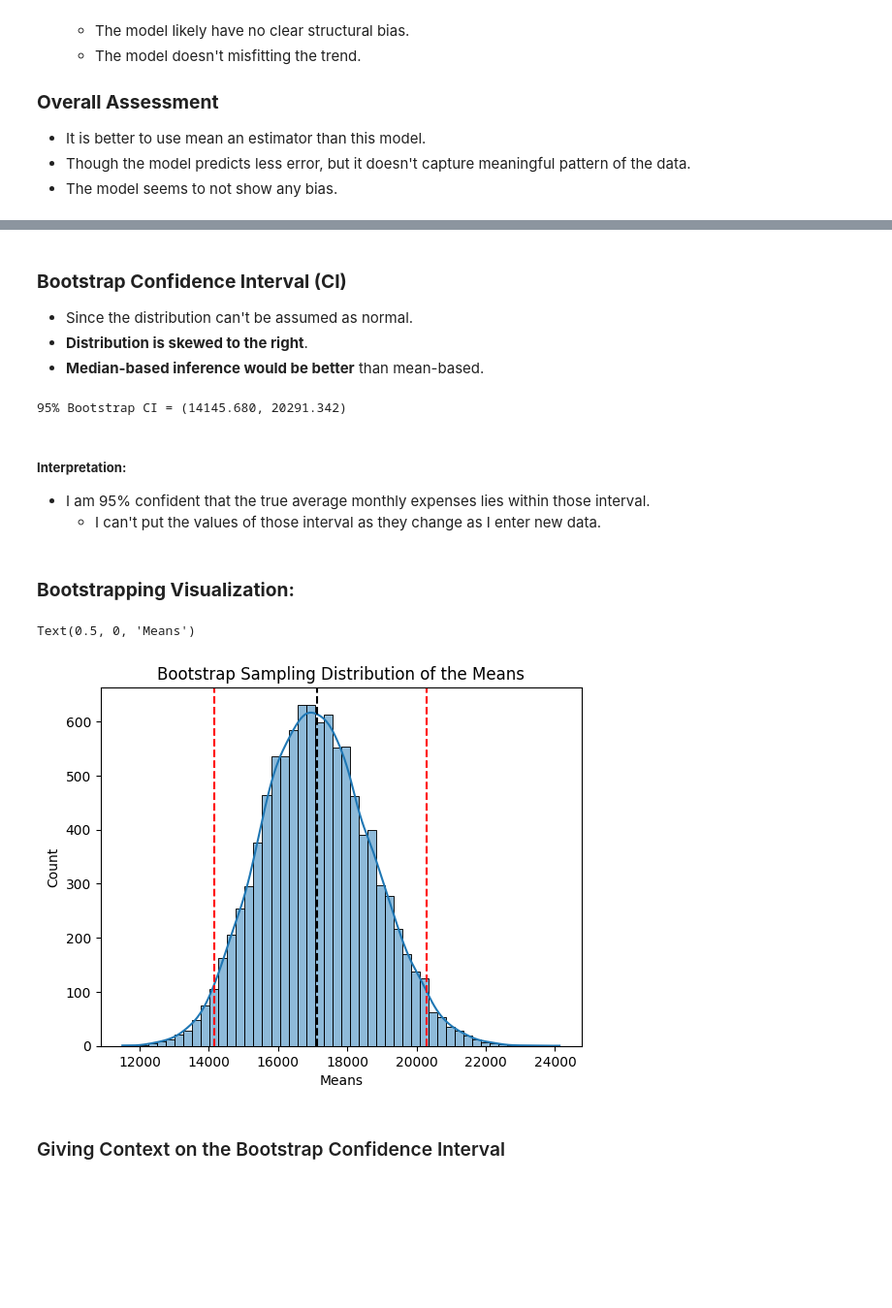
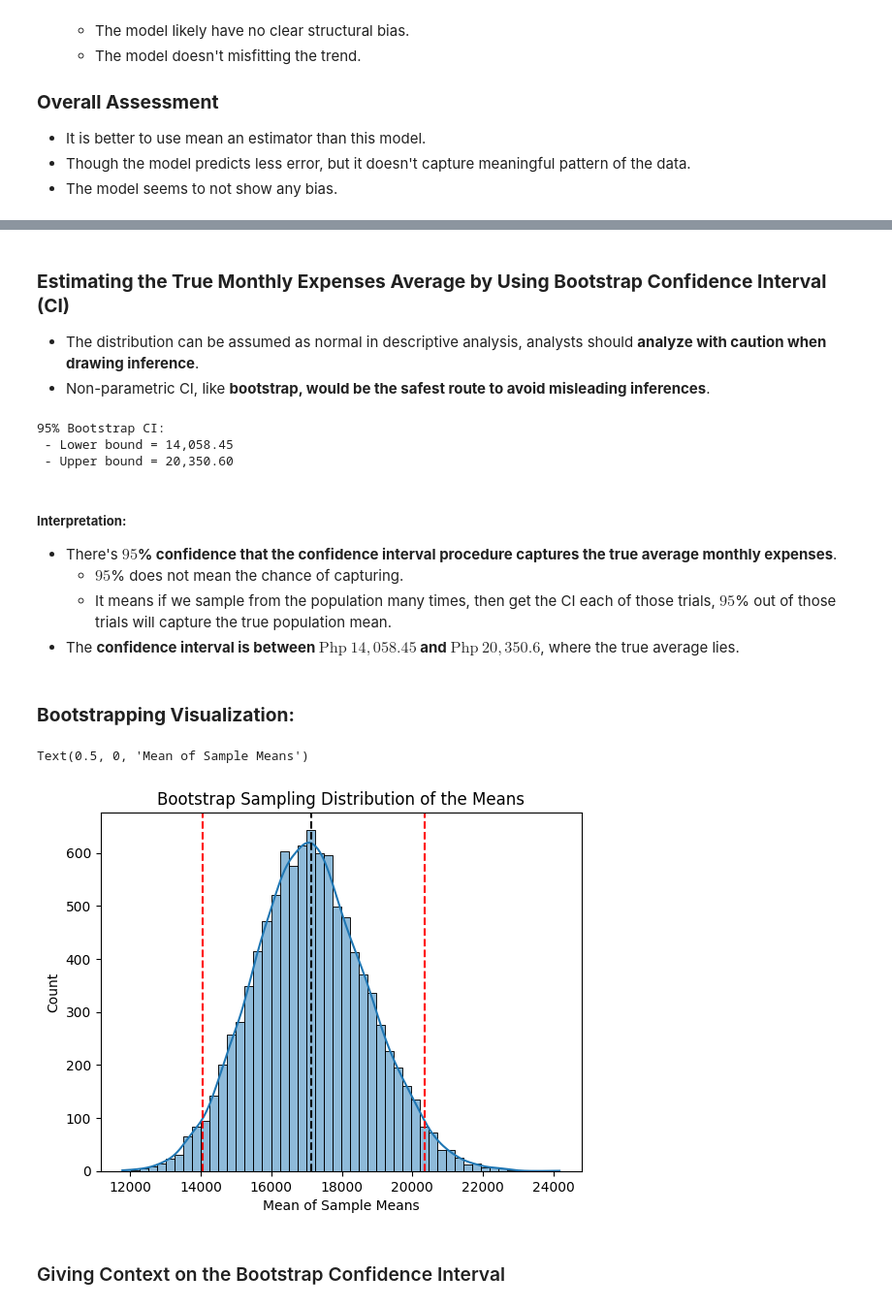
Before and after one commit to Ivan-Alexis-Tan/Finance-Manager, a Jupyter notebook: Personal Finance Analysis.ipynb, the cells around one changed output, grey strips where cells are left out. Shown at 97% size. Drawn from its saved outputs; the diff is of its cells as text; code cells hidden in the pictures; blank space fills up the shorter version.

```diff
--- a/Personal Finance Analysis.ipynb
+++ b/Personal Finance Analysis.ipynb
@@ -973,44 +979,49 @@ max      32023.000000
 Name: amount, dtype: float64
 [figure]
 # %% [markdown]
-### **Bootstrap Confidence Interval (CI)**
-- Since the distribution can't be assumed as normal.
-- **Distribution is skewed to the right**.
-- **Median-based inference would be better** than mean-based.
+### **Estimating the True Monthly Expenses Average by Using Bootstrap Confidence Interval (CI)**
+- The distribution can be assumed as normal in descriptive analysis, analysts should **analyze with caution when drawing inference**.
+- Non-parametric CI, like **bootstrap, would be the safest route to avoid misleading inferences**.
 # %%
 # Bootstrap Confidence Interval
 sample = np.random.choice(grpby_expen_by_month['amount'],                               #<- Random sampling simulation
                           size=(10_000 , len(grpby_expen_by_month['amount'])), replace=True)
-btsrp_means = sample.mean(axis=1)                                   #<- Mean of samples means
+btsrp_means = sample.mean(axis=1)                                           #<- Mean of samples means
 
-ci_lower = np.percentile(btsrp_means, ((1 - .95)/2) * 100)          #<- Lower interval
-ci_upper = np.percentile(btsrp_means, (1 - ((1 - .95)/2)) * 100)    #<- Upper interval
+ci_lower = np.percentile(btsrp_means, ((1 - .95)/2) * 100)                  #<- Lower interval
+ci_upper = np.percentile(btsrp_means, (1 - ((1 - .95)/2)) * 100)            #<- Upper interval
 
-approx_moe = (ci_upper - ci_lower) / 2                              #<- MOE approximation
+approx_moe = (ci_upper - ci_lower) / 2                                      #<- MOE approximation
 
 # Terminal Output
-print(f"95% Bootstrap CI = ({ci_lower:.3f}, {ci_upper:.3f})")
+print(f"95% Bootstrap CI:")
+print(f" - Lower bound = {ci_lower:,.2f}")
+print(f" - Upper bound = {ci_upper:,.2f}")
 # %% [output]
-95% Bootstrap CI = (14145.680, 20291.342)
+95% Bootstrap CI:
+ - Lower bound = 14,058.45
+ - Upper bound = 20,350.60
 # %% [markdown]
 ##### **Interpretation:**
-- I am 95% confident that the true average monthly expenses lies within those interval.
-    - I can't put the values of those interval as they change as I enter new data.
+- There's **$95$% confidence that the confidence interval procedure captures the true average monthly expenses**.
+    - $95$% does not mean the chance of capturing.
+    - It means if we sample from the population many times, then get the CI each of those trials, $95$% out of those trials will capture the true population mean.
+- The **confidence interval is between $\text{Php}\: 14,058.45$ and $\text{Php}\: 20,350.6$**, where the true average lies.
 # %% [markdown]
 ### **Bootstrapping Visualization:**
 # %%
 # Histogram Plotting
-sns.histplot(btsrp_means, bins=50, kde=True)            #<- Histogram setting
+sns.histplot(btsrp_means, bins=50, kde=True)                    #<- Histogram setting
 plt.axvline(btsrp_means.mean(), color='black', linestyle='--')  #<- Mean line (black)
 
-for ci in [ci_lower,  ci_upper]:                        #<- CI line (red)
+for ci in [ci_lower,  ci_upper]:                                #<- CI line (red)
     plt.axvline(ci, color='red', linestyle='--')
 
 plt.title('Bootstrap Sampling Distribution of the Means')
-plt.xlabel('Means')
+plt.xlabel('Mean of Sample Means')
 # %% [output]
-Text(0.5, 0, 'Means')
+Text(0.5, 0, 'Mean of Sample Means')
-[figure, old version]
+[figure, new version]
 # %% [markdown]
 ### Giving Context on the Bootstrap Confidence Interval
 # %%
```
Also changed, not shown: parts of 6 cells of this notebook.
